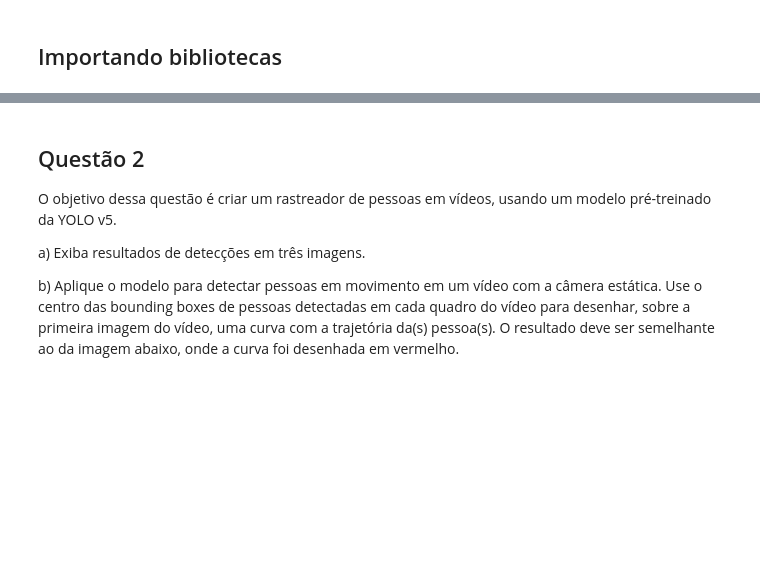
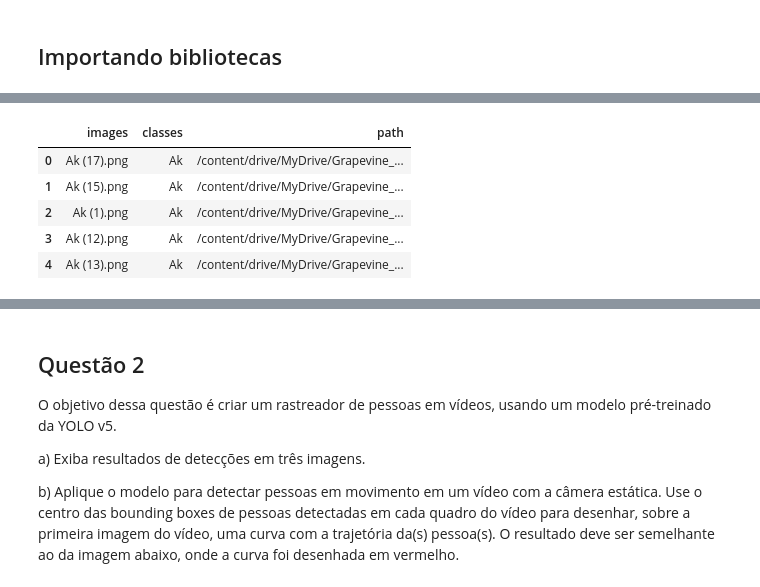
Before and after one commit to audreyemmely/computer-vision, a Jupyter notebook: visaocomp_lista5.ipynb, the cells around one changed output, grey strips where cells are left out. Saved outputs shown, nothing was run; the diff lists cells and outputs as text; code cells hidden in the pictures; blank space fills up the shorter version.

```diff
--- a/visaocomp_lista5.ipynb
+++ b/visaocomp_lista5.ipynb
@@ -32,0 +55,9 @@ https://www.kaggle.com/datasets/muratkokludataset/grapevine-leaves-image-dataset
+# %%
+main_path = '/content/drive/MyDrive/Grapevine_Leaves_Image_Dataset/'
+path_Ak = main_path + 'Ak'
+path_Ala_Idris = main_path + 'Ala_Idris'
+path_Buzgulu = main_path + 'Buzgulu'
+path_Dimnit = main_path + 'Dimnit'
+path_Nazli = main_path + 'Nazli'
+# %%
+main_df['images'] = os.listdir(path_Ak) + os.listdir(path_Ala_Idris) + os.listdir(path_Buzgulu) + os.listdir(path_Dimnit) + os.listdir(path_Nazli)
@@ -32,0 +74,9 @@ https://www.kaggle.com/datasets/muratkokludataset/grapevine-leaves-image-dataset
+# %%
+main_df.head()
+# %% [output]
+|  | images | classes | path |
+| 0 | Ak (17).png | Ak | /content/drive/MyDrive/Grapevine_... |
+| 1 | Ak (15).png | Ak | /content/drive/MyDrive/Grapevine_... |
+| 2 | Ak (1).png | Ak | /content/drive/MyDrive/Grapevine_... |
+| 3 | Ak (12).png | Ak | /content/drive/MyDrive/Grapevine_... |
+| 4 | Ak (13).png | Ak | /content/drive/MyDrive/Grapevine_... |
```
Also changed, not shown: parts of 32 cells of this notebook.
